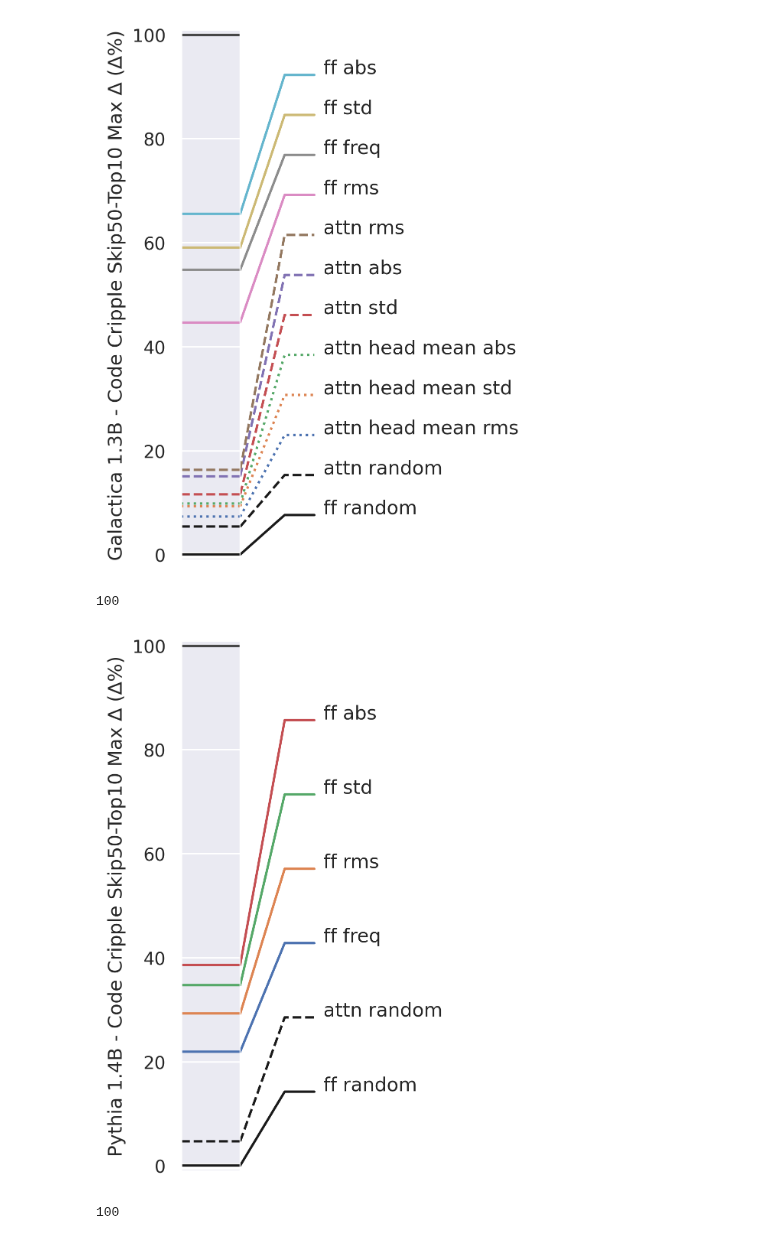
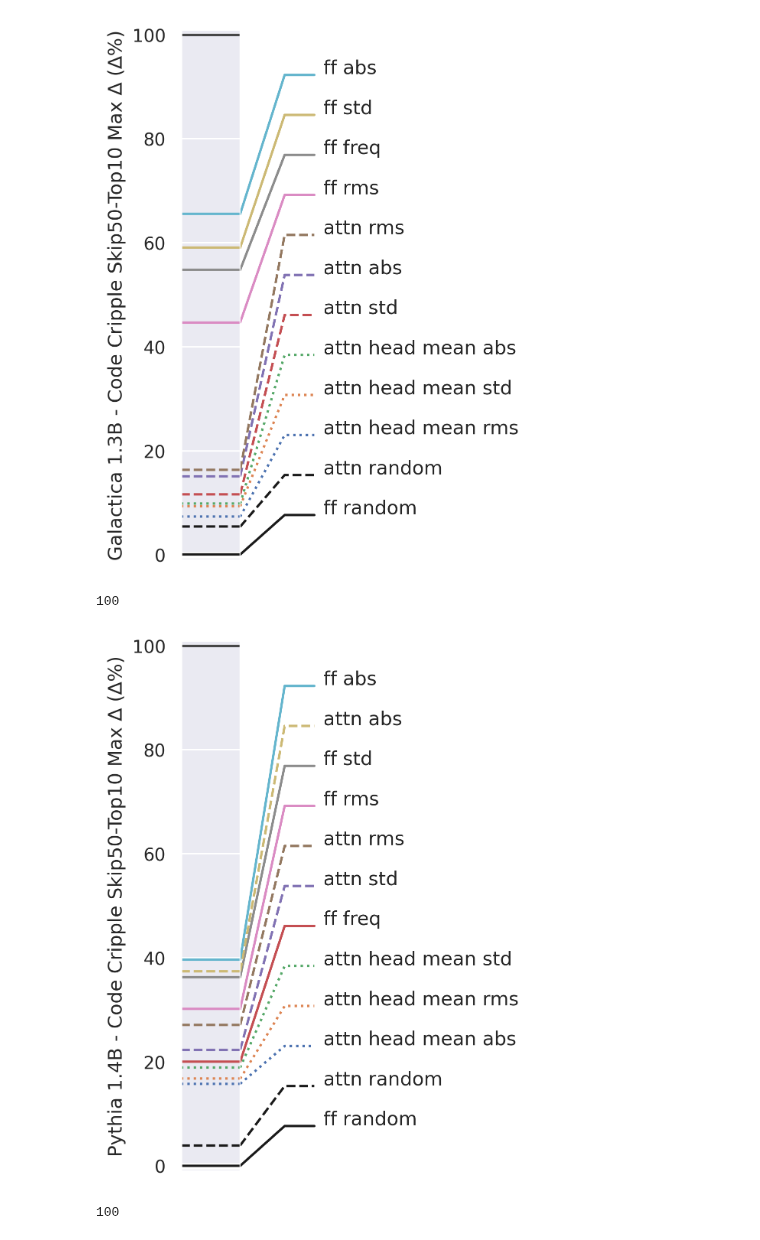
Before and after one commit to nickypro/separability, a Jupyter notebook: examples/analyse-methods.ipynb, the cells around one changed output. Drawn from its saved outputs; the diff is of its cells as text; code cells hidden in the pictures.

Commit message:
updated graph for pythia methods

```diff
--- a/examples/analyse-methods.ipynb
+++ b/examples/analyse-methods.ipynb
@@ -17,6 +17,7 @@ sns.set_theme()
 [notice] To update, run: pip install --upgrade pip
 # %%
 _runs_attn = api.runs("seperability/method-compare")
+_runs_orig = api.runs("seperability/pile-code-attn")
 wandb_cache = {}
 # %%
 metric_map = {"base": "Top1", "topk": "Top10", "skip": "Skip50-Top1", "topk_skip": "Skip50-Top10", "loss": "Loss", "perplexity": "Perplexity"}
@@ -205,6 +206,9 @@ def plot_technique_comparison(runs_filtered, scale=1.0, **kwargs):
         name = "".join(name.split(" orig"))
         name = "".join(name.split(" v"))
 
+        if not "attn_prune_heads_mode" in r.run.config:
+            r.run.config["attn_prune_heads_mode"] = r.run.config["attn_prune_heads"]
+
         if "attn h" in name:
             h_type = "attn head " + r.run.config["attn_prune_heads_mode"]
             name = h_type.join( name.split("attn h") )
@@ -292,7 +296,7 @@ plt.show()
 [figure]
 # %%
 runs_filtered, run_limit = [], None
-for run in _runs_attn:
+for run in _runs_orig:
     if not run.config["model_size"].lower() == "EleutherAI/pythia-1.4B".lower():
         continue
     if run_limit and len(runs_filtered) > run_limit:
@@ -300,34 +304,36 @@ for run in _runs_attn:
     if not "_step" in run.summary or run.summary["_step"] < 1:
         continue
     #if not "attn" in run.name:
     #    continue
     if "rev" in run.name:
         continue
     if "base" in run.name:
+        continue
+    if "sqrt" in run.name:
         continue
     #if "attn" in run.name:
     #    continue
     if "L" in run.name:
         continue
     if run.name in [
             "gal 1.3b del bias attn abs",
             "gal 1.3b attn",
             "gal 1.3b both old",
             "gal 1.3b both svd-b",
         ]:
         continue
     #print(run.name, run.config.items())
     runs_filtered.append(run.url)
 
 scale = 100
 fig, (ax1, ax2) = plot_technique_comparison(runs_filtered, scale)
 ax1.set_ylim(-0.01*scale, 1.01*scale)
 ax2.set_ylim(-0.01*scale, 1.01*scale)
 ax2.set_ylabel("Pythia 1.4B - Code Cripple Skip50-Top10 Max ∆ (∆%)")
 plt.show()
 # %% [output]
 100
-[figure, old version]
+[figure, new version]
 # %%
 
 runs_filtered, run_limit = [], None
```
Also changed, not shown: parts of 1 cell of this notebook.
